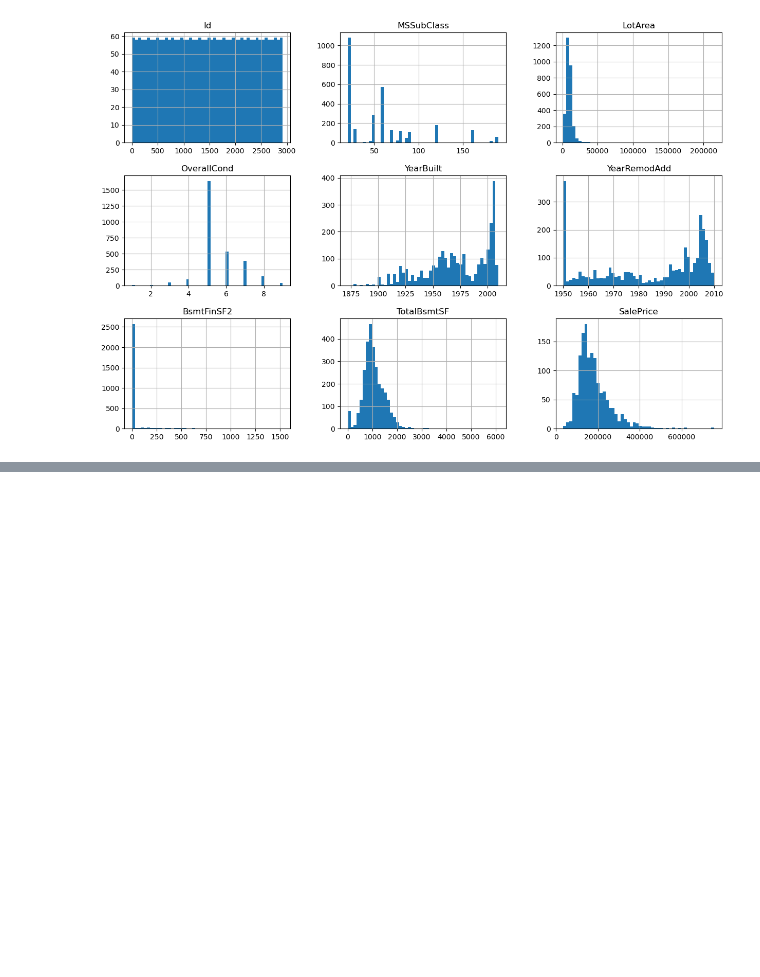
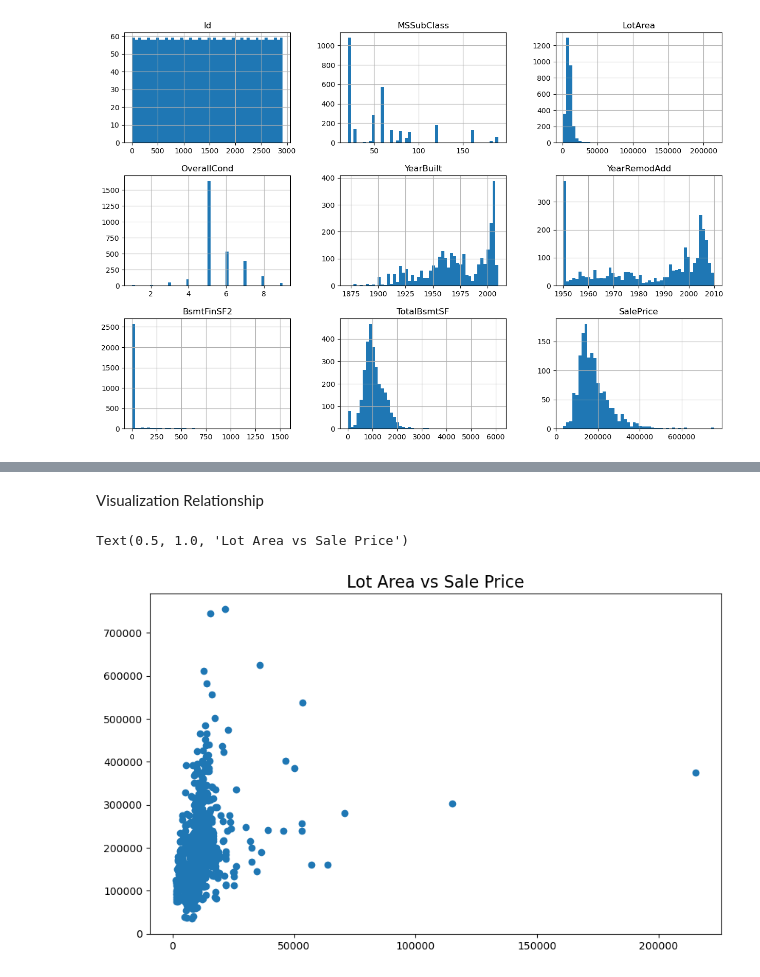
Before and after one commit to KishanSingh2003/House-Price-Pediction, a Jupyter notebook: HousePricePrediction/.EDA_And_DataCleaning.ipynb, the cells around one changed output, grey strips where cells are left out. Saved outputs shown, nothing was run; the diff lists cells and outputs as text; code cells hidden in the pictures; blank space fills up the shorter version.

Commit message:
Adding Visualization/Features Engineering

```diff
--- a/HousePricePrediction/.EDA_And_DataCleaning.ipynb
+++ b/HousePricePrediction/.EDA_And_DataCleaning.ipynb
@@ -76,0 +98,2 @@ data = data.dropna(subset=['MSZoning'])
+# %%
+data = pd.read_csv("strat_train_set.csv")
@@ -76,0 +123,9 @@ data = data.dropna(subset=['MSZoning'])
+# %% [markdown]
+Visualization Relationship
+# %%
+plt.figure(figsize=(10,6))
+plt.scatter(x=data['LotArea'], y=data['SalePrice'])
+plt.title("Lot Area vs Sale Price", size=16)
+# %% [output]
+Text(0.5, 1.0, 'Lot Area vs Sale Price')
+[figure, added]
```
Also changed, not shown: parts of 18 cells of this notebook.
